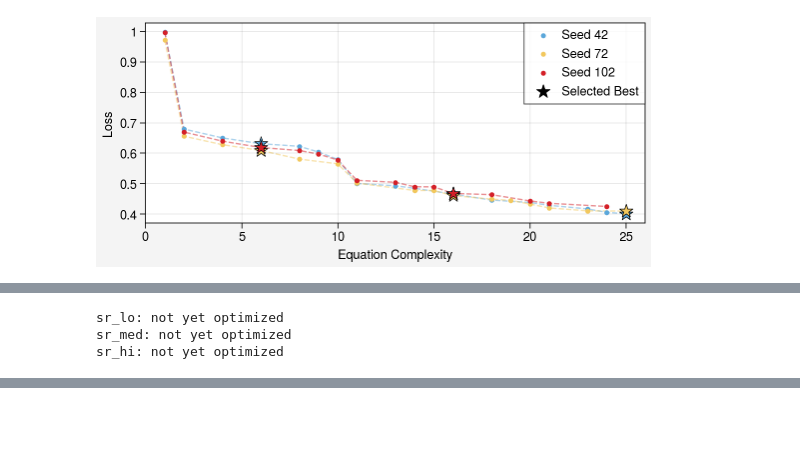
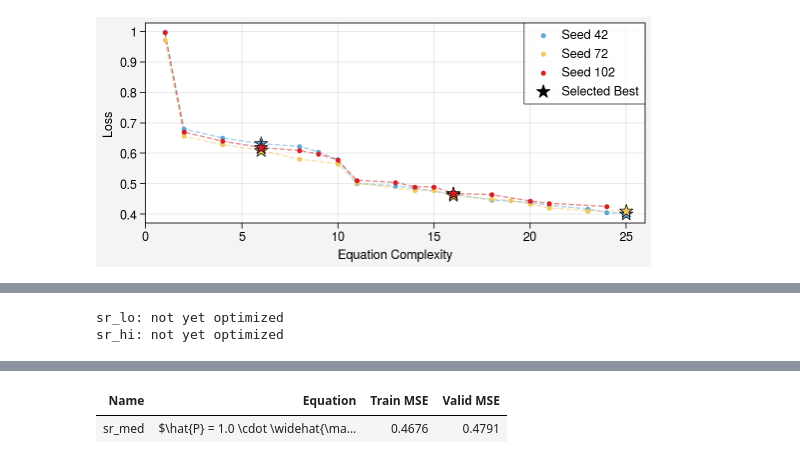
Before and after one commit to savannahferretti/monsoon-discovery, a Jupyter notebook: notebooks/equations.ipynb, the cells around one changed output, grey strips where cells are left out. Saved outputs shown, nothing was run; the diff lists cells and outputs as text; code cells hidden in the pictures; blank space fills up the shorter version.

```diff
--- a/notebooks/equations.ipynb
+++ b/notebooks/equations.ipynb
@@ -301,7 +301,6 @@ for name in SRCONFIG.get('optimizedeqs', {}):
         continue
     rows.append({
         'Name':      name,
-        'Form':      opt['form'],
         'Equation':  prettify_optimized(opt),
         'Train MSE': f"{opt['train_loss']:.4f}",
         'Valid MSE': f"{opt['valid_loss']:.4f}",
@@ -310,5 +309,4 @@ for name in SRCONFIG.get('optimizedeqs', {}):
 display(HTML(pd.DataFrame(rows).to_html(escape=False,index=False)))
 # %% [output]
 sr_lo: not yet optimized
-sr_med: not yet optimized
 sr_hi: not yet optimized
@@ -315,0 +313,2 @@ sr_hi: not yet optimized
+| Name | Equation | Train MSE | Valid MSE |
+| sr_med | $\hat{P} = 1.0 \cdot \widehat{\ma... | 0.4676 | 0.4791 |
```
Also changed, not shown: parts of 1 cell of this notebook, 4 other files.
